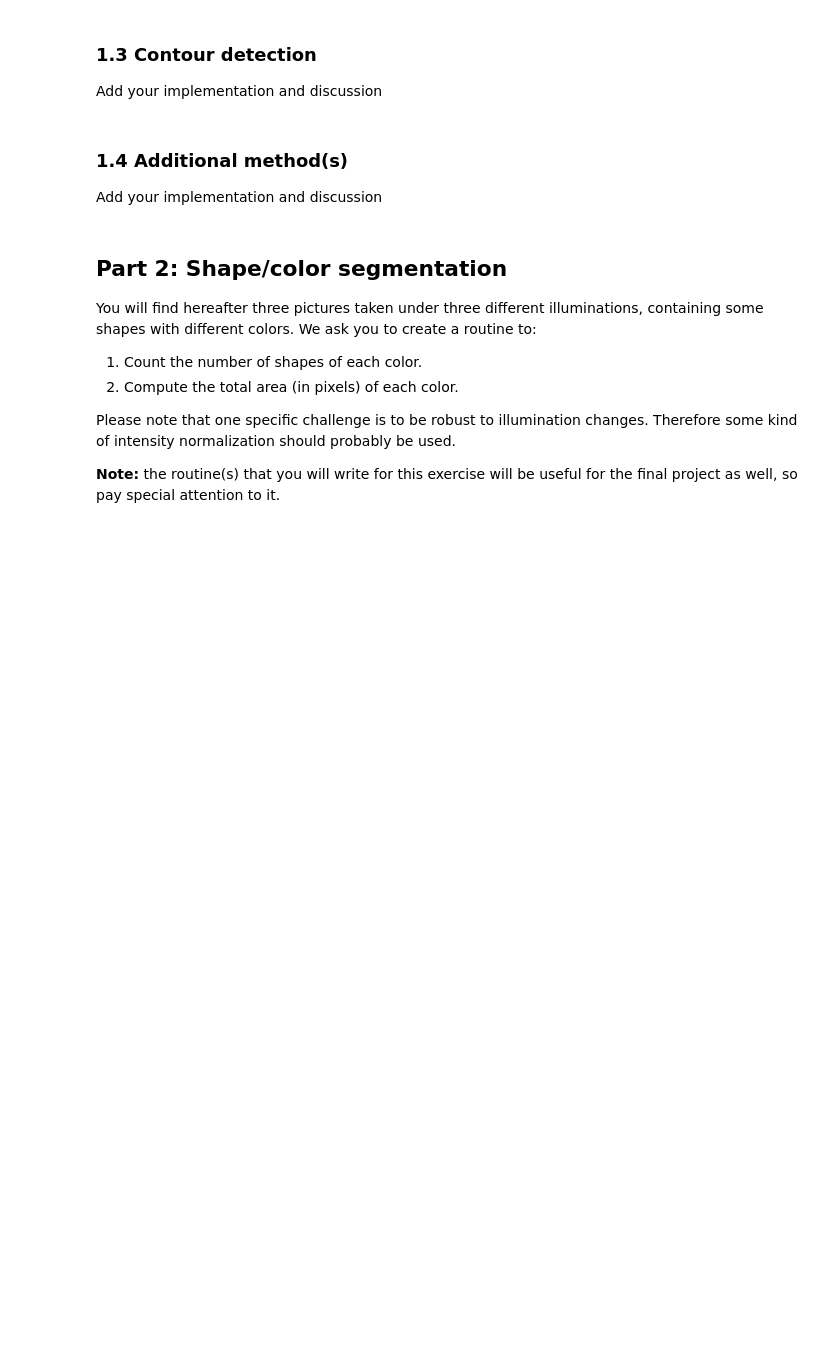
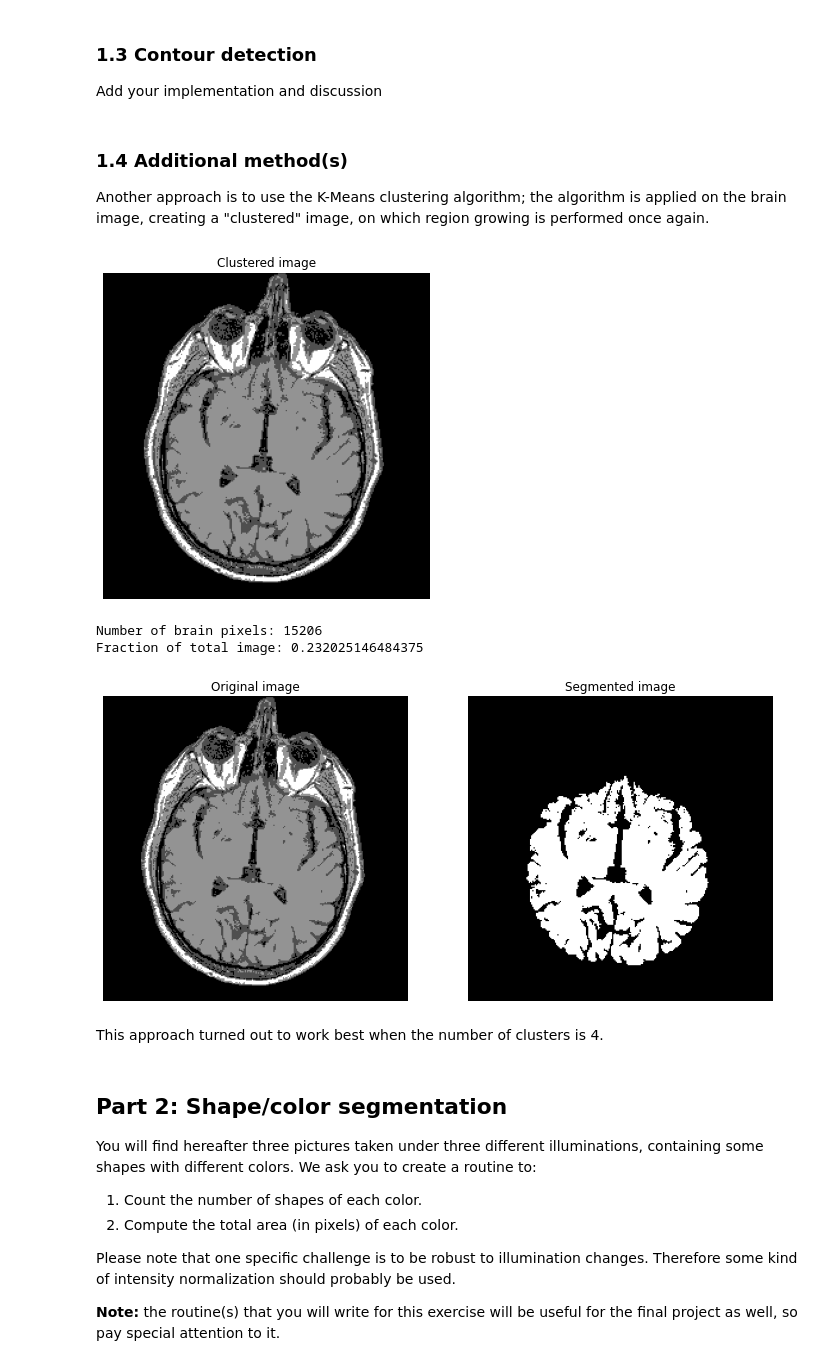
Before and after one commit to emarazz/iapr_2020, a Jupyter notebook: our_labs/lab_01_segmentation.ipynb, the cells around one changed output. Saved outputs shown, nothing was run; the diff lists cells and outputs as text; code cells hidden in the pictures; blank space fills up the shorter version.

```diff
--- a/our_labs/lab_01_segmentation.ipynb
+++ b/our_labs/lab_01_segmentation.ipynb
@@ -116,9 +124,41 @@ Fraction of total image: 0.264801025390625
 # %% [markdown]
 ### 1.3 Contour detection
 Add your implementation and discussion
-# %% [markdown]
-### 1.4 Additional method(s)
-Add your implementation and discussion
+# %% [markdown]
+### 1.4 Additional method(s)
+
+Another approach is to use the K-Means clustering algorithm; the algorithm is applied on the brain image, creating a "clustered" image, on which region growing is performed once again.
+# %%
+from sklearn import cluster
+from skimage import data
+
+def kmeans_clustering(image, n_clusters):
+    image_line = image.reshape((-1, 1)) # creating a line array
+    k_m = cluster.KMeans(n_clusters=n_clusters)
+    k_m.fit(image_line)
+
+    centers = k_m.cluster_centers_.squeeze() # coordinates of cluster centers
+    labels = k_m.labels_
+
+    return (centers, labels)
+
+centers, labels = kmeans_clustering(brain_im, 4)
+clustered_image = np.choose(labels, centers)
+clustered_image.shape = brain_im.shape
+
+fig, ax = plt.subplots(1, 1, figsize=(6, 6))
+ax.imshow(clustered_image, cmap='gray')
+ax.set_title('Clustered image')
+ax.axis('off')
+plt.show()
+region_growing(clustered_image, [100,154], 1)
+# %% [output]
+[figure, added]
+Number of brain pixels: 15206
+Fraction of total image: 0.232025146484375
+[figure, added]
+# %% [markdown]
+This approach turned out to work best when the number of clusters is 4.
 # %% [markdown]
 ## Part 2: Shape/color segmentation
 
```
Also changed, not shown: parts of 13 cells of this notebook.
